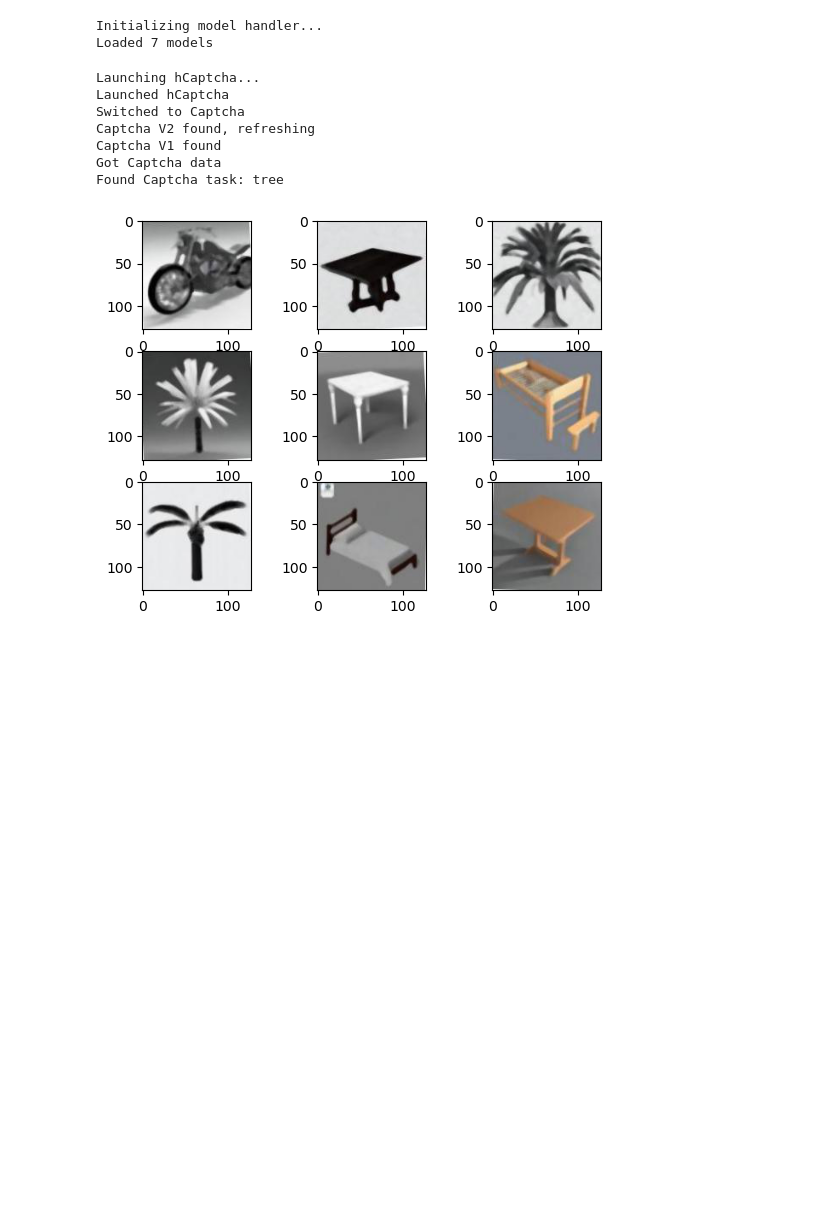
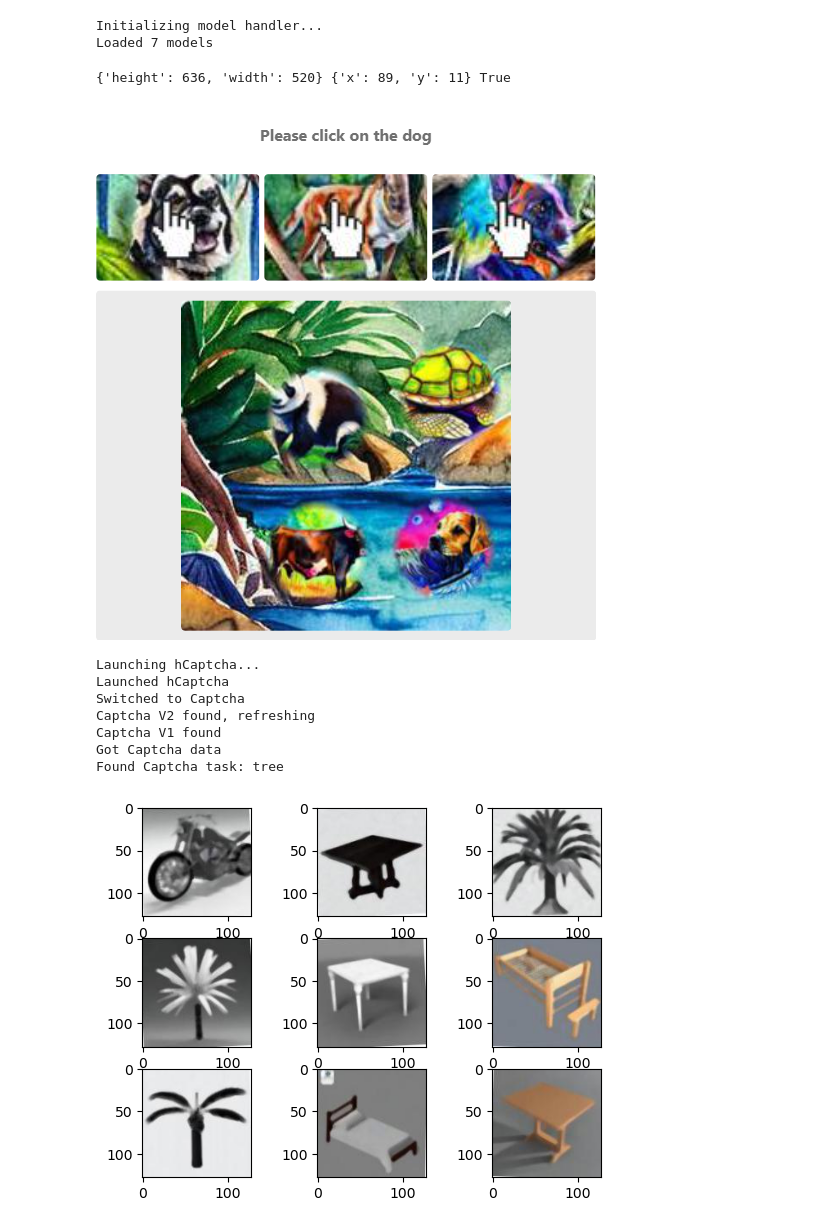
Before and after one commit to xTerradon/hcaptcha-solver, a Jupyter notebook: hcaptcha-solver/testing.ipynb, the cells around one changed output. Saved outputs shown, nothing was run; the diff lists cells and outputs as text; code cells hidden in the pictures; blank space fills up the shorter version.

```diff
--- a/hcaptcha-solver/testing.ipynb
+++ b/hcaptcha-solver/testing.ipynb
@@ -16,6 +16,30 @@ options.add_argument("--enable-features=DarkMode")
 
 wd = webdriver.Chrome(options)
 wd.get("https://accounts.hcaptcha.com/demo")
+# %%
+from selenium import webdriver
+from selenium.webdriver.common.by import By
+from PIL import Image
+from io import BytesIO
+import PIL.Image
+
+wd.switch_to.default_content()
+challenge = wd.find_element(By.XPATH, "//iframe[contains(@src,'hcaptcha') and contains(@src,'challenge')]")
+challenge_loc = challenge.location
+print(challenge.size, challenge_loc, challenge.is_displayed())
+
+wd.switch_to.frame(challenge)
+canvas = wd.find_element(By.XPATH, "//canvas")
+# Capture a screenshot of the canvas
+canvas_screenshot = canvas.screenshot_as_png
+
+# Create a PIL image from the screenshot data
+image = PIL.Image.open(BytesIO(canvas_screenshot))
+
+display(image)
+# %% [output]
+{'height': 636, 'width': 520} {'x': 89, 'y': 11} True
+[figure, added]
 # %%
 cs.solve_captcha(wd)
 # %% [output]
```
Also changed, not shown: 23 other files.
